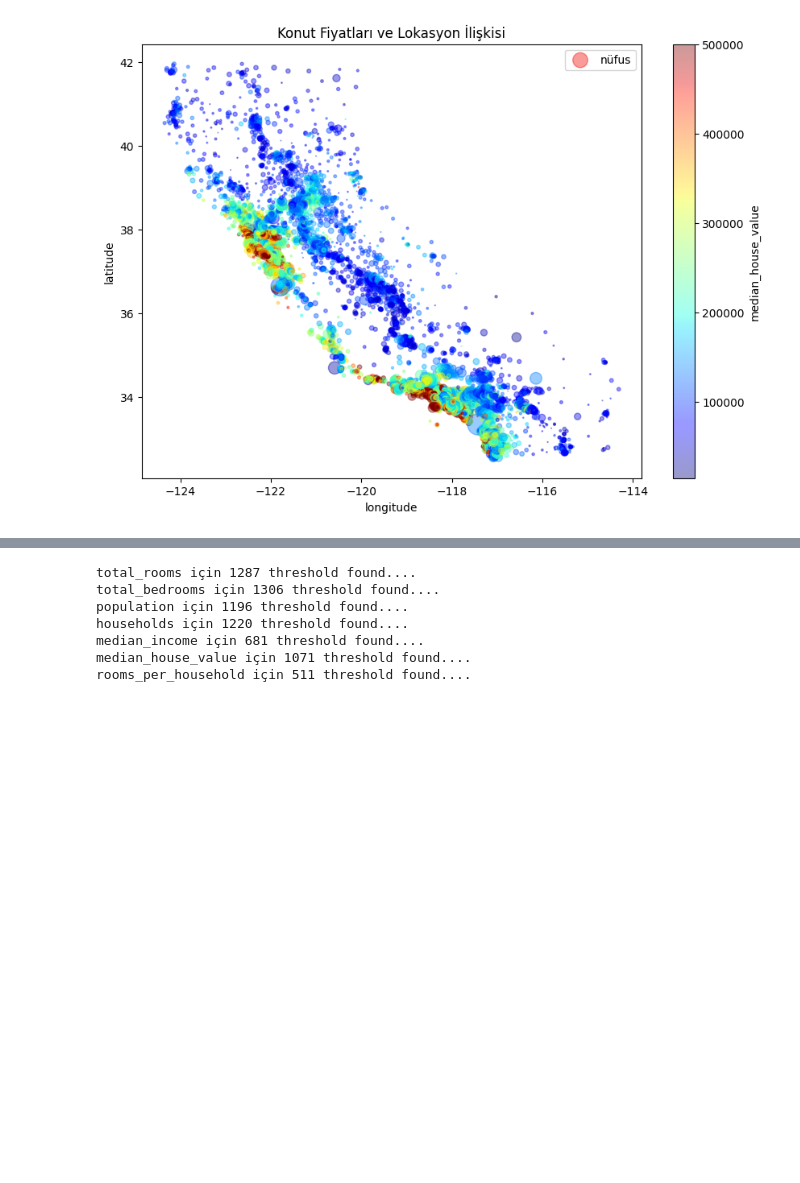
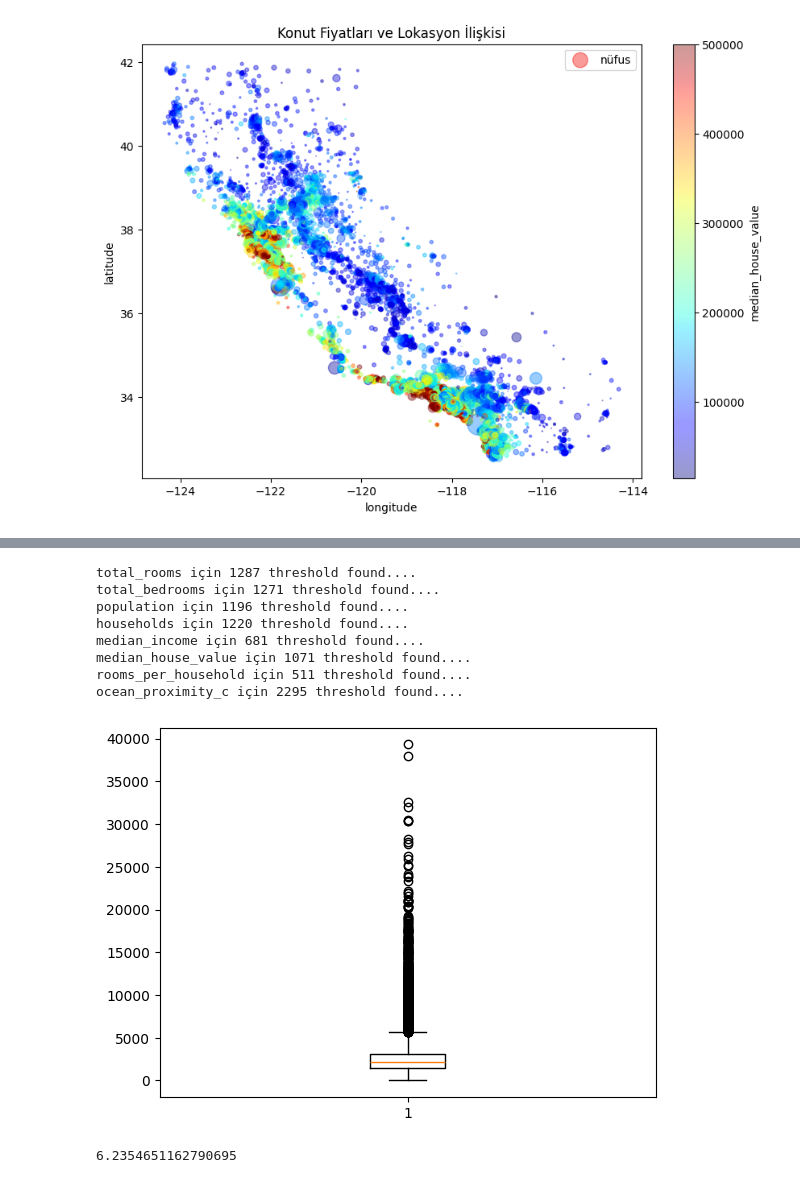
Before and after one commit to mcozkan/ML-LLMOPS_VBO_Course_week_3, a Jupyter notebook: notebooks/eda.ipynb, the cells around one changed output, grey strips where cells are left out. Cells and saved outputs as stored; diff of their text form; code cells hidden in the pictures; blank space fills up the shorter version.

```diff
--- a/notebooks/eda.ipynb
+++ b/notebooks/eda.ipynb
@@ -191,12 +210,24 @@ def catch(dataframe, cols):
 # %%
 num_cols = df.select_dtypes(include=["number"]).columns
 # %%
-catch(df, num_cols)
+show_th(df, num_cols)
 # %% [output]
 total_rooms için 1287 threshold found....
-total_bedrooms için 1306 threshold found....
+total_bedrooms için 1271 threshold found....
 population için 1196 threshold found....
 households için 1220 threshold found....
 median_income için 681 threshold found....
 median_house_value için 1071 threshold found....
 rooms_per_household için 511 threshold found....
+ocean_proximity_c için 2295 threshold found....
+# %%
+#plt.figure(figsize=(ax, bx))
+
+plt.boxplot(df["total_rooms"])
+plt.show()
+# %% [output]
+[figure, added]
+# %%
+print(1287 / df["total_rooms"].count() * 100)
+# %% [output]
+6.2354651162790695
```
Also changed, not shown: parts of 10 cells of this notebook.
